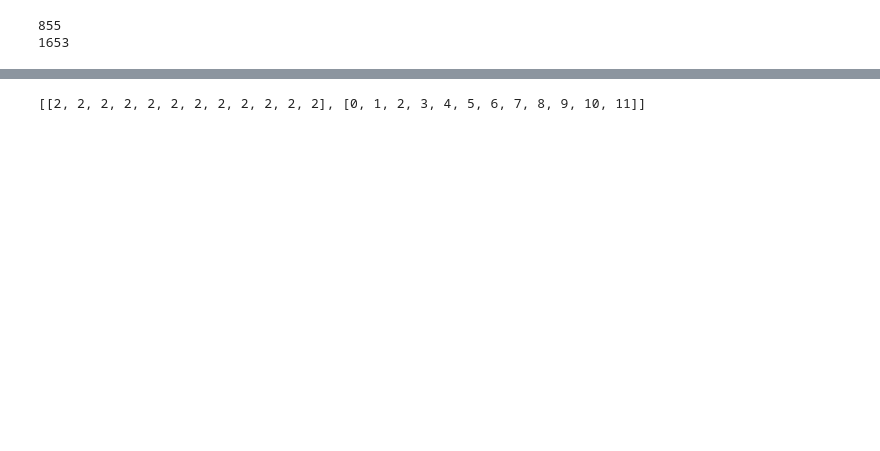
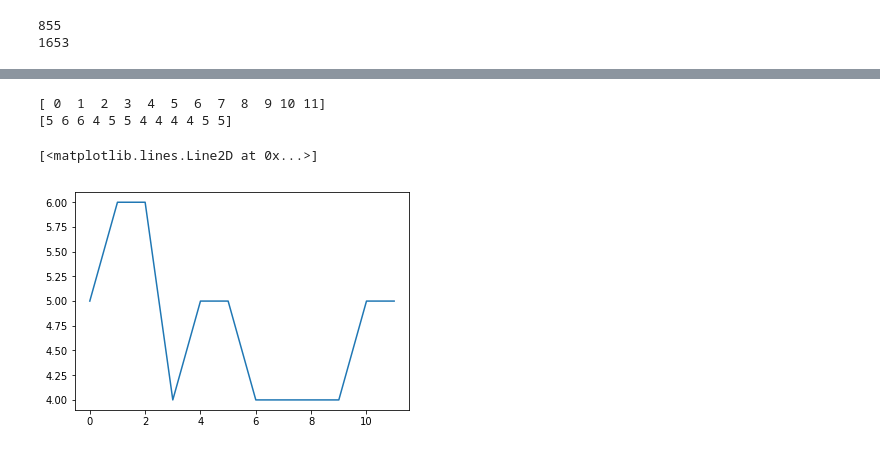
Before and after one commit to JulieCornet/scripts_analysis, a Jupyter notebook: line_tension.ipynb, the cells around one changed output, grey strips where cells are left out. Cells and saved outputs as stored; diff of their text form; code cells hidden in the pictures; blank space fills up the shorter version.

```diff
--- a/line_tension.ipynb
+++ b/line_tension.ipynb
@@ -519,13 +533,22 @@ print(M_pie_bin)
 boundary = [[],[]]
 
 for t in range(nb_theta):
+
+    boundary[0].append(t)
+
     for r in range(2,nb_r-2,1):
 
-        if M_pie_bin[r,t]==1 and M_pie_bin[r+1,t]==1 and M_pie_bin[r+2,t]==1:
-            print('Lo')
-        else:
-            boundary[0].append(r)
-            boundary[1].append(t)
-print(boundary)
+        if M_pie_bin[r,t]==1 and (M_pie_bin[r+1,t]==0 or r+1>=nb_r) and (M_pie_bin[r+2,t]==0 or r+2>=nb_r):
+            boundary[1].append(r+1)
+theta_l = np.array(boundary[0])
+r_theta = np.array(boundary[1])
+print(theta_l)
+print(r_theta)
 # %% [output]
-[[2, 2, 2, 2, 2, 2, 2, 2, 2, 2, 2, 2], [0, 1, 2, 3, 4, 5, 6, 7, 8, 9, 10, 11]]
+[ 0  1  2  3  4  5  6  7  8  9 10 11]
+[5 6 6 4 5 5 4 4 4 4 5 5]
+# %%
+plt.plot(theta_l,r_theta)
+# %% [output]
+[<matplotlib.lines.Line2D at 0x...>]
+[figure, added]
```
Also changed, not shown: parts of 15 cells of this notebook, 3 other files.
